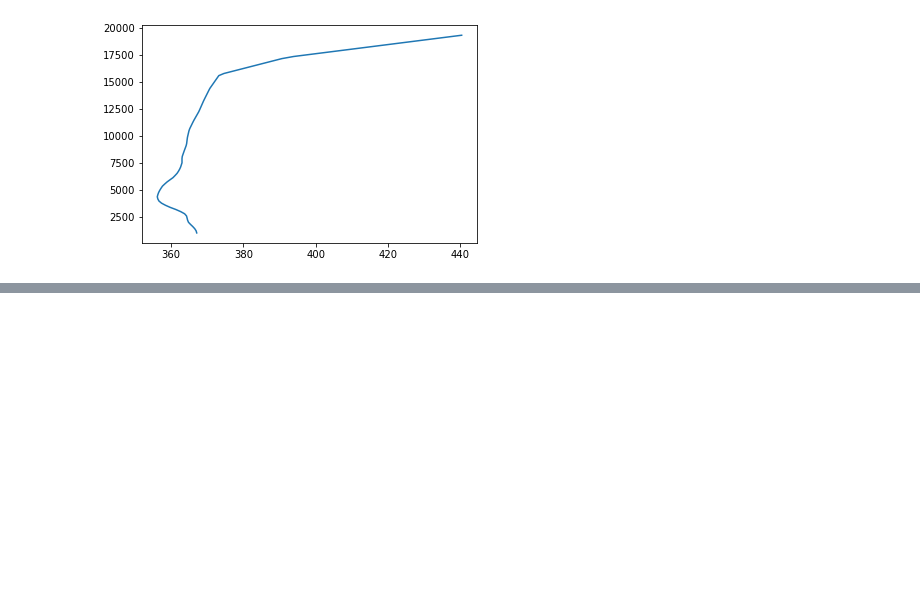
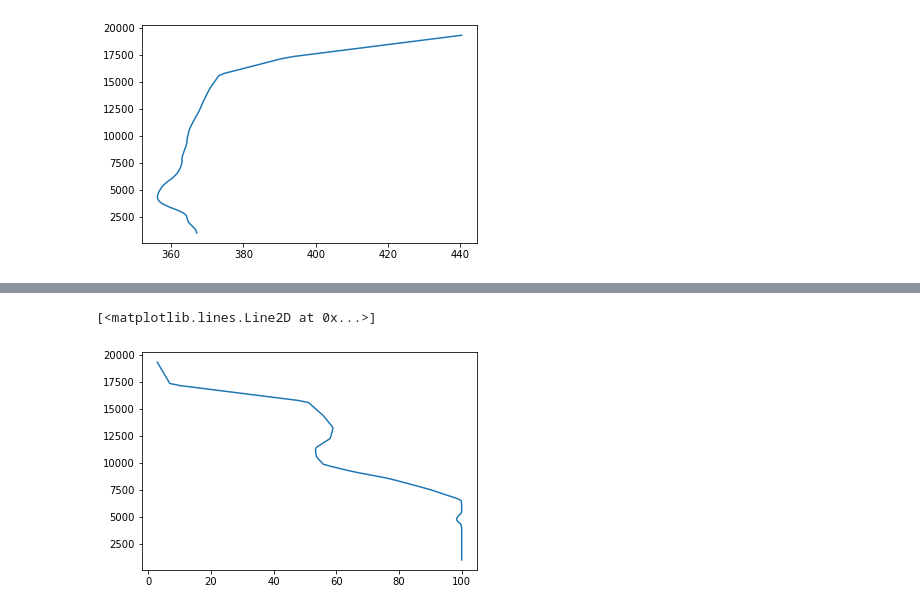
Before and after one commit to liyuan3970/3DVAR_retrive_radar_wind_from_typhoon1909, a Jupyter notebook: notebooks/WRF计算Forude.ipynb, the cells around one changed output, grey strips where cells are left out. Drawn from its saved outputs; the diff is of its cells as text; code cells hidden in the pictures; blank space fills up the shorter version.

Commit message:
data

```diff
--- a/notebooks/WRF计算Forude.ipynb
+++ b/notebooks/WRF计算Forude.ipynb
@@ -197,0 +200,77 @@ Coordinates:
+# %%
+import numpy as np
+import matplotlib.pyplot as plt
+%matplotlib inline
+from matplotlib.cm import get_cmap
+import cartopy.crs as crs
+from cartopy.feature import NaturalEarthFeature
+from netCDF4 import Dataset
+
+from wrf import to_np, getvar, CoordPair, vertcross
+
+# Open the NetCDF file
+
+path = "/home/liyuan3970/Data/demo4_run2/"
+
+filename = path+ "wrfout_d02_2019-08-09_060000.nc"
+ncfile = Dataset(filename)
+
+# Extract the model height and wind speed
+
+low = 5
+high = 19
+
+z = getvar(ncfile, "z")
+#wspd =  getvar(ncfile, "uvmet_wspd_wdir",timeidx=60, units="kt")[0,:]
+eth =  getvar(ncfile, "eth",timeidx=85)#[0:,:,:]
+rh =  getvar(ncfile, "rh",timeidx=85)
+
+ua =  getvar(ncfile, "ua",timeidx=85)#[0:,:,:]
+va =  getvar(ncfile, "va",timeidx=85)#[0:,:,:]
+
+
+
+# Create the start point and end point for the cross section
+start_point = CoordPair(lat= 28.4, lon=120.9)
+end_point = CoordPair(lat=29.5, lon=120.9)
+
+# Compute the vertical cross-section interpolation.  Also, include the
+# lat/lon points along the cross-section.
+
+
+eth_cross = vertcross(eth, z, wrfin=ncfile, start_point=start_point,
+                       end_point=end_point, latlon=True, meta=True)[:,15]
+
+z_cross = vertcross(z, z, wrfin=ncfile, start_point=start_point,
+                       end_point=end_point, latlon=True, meta=True)[:,15]
+
+u_cross = vertcross(ua, z, wrfin=ncfile, start_point=start_point,
+                       end_point=end_point, latlon=True, meta=True)[:,15]
+
+v_cross = vertcross(va, z, wrfin=ncfile, start_point=start_point,
+                       end_point=end_point, latlon=True, meta=True)[:,15]
+
+rh_cross = vertcross(rh, z, wrfin=ncfile, start_point=start_point,
+                       end_point=end_point, latlon=True, meta=True)[:,15]
+
+g = 9.8
+
+ave_eth = (eth_cross[high] + eth_cross[low])/2
+
+dif_eth = (eth_cross[high] - eth_cross[low])
+
+dif_z = (z_cross[high] - z_cross[low])
+
+dif_u =  (u_cross[high] - u_cross[low])*(u_cross[high] - u_cross[low])
+
+dif_v = (v_cross[high] - v_cross[low])*(v_cross[high] - v_cross[low])
+
+Ri = (g/ave_eth)*dif_eth*dif_z/(dif_u + dif_v)
+print(Ri)
+
+#print(eth_cross[:,10])
+
+# plt.plot(z_cross,eth_cross)
+
+plt.plot(rh_cross,z_cross)
+# %% [output]
@@ -197,0 +283,2 @@ Coordinates:
+[<matplotlib.lines.Line2D at 0x...>]
+[figure, added]
```
Also changed, not shown: parts of 4 cells of this notebook, 5 other files.
